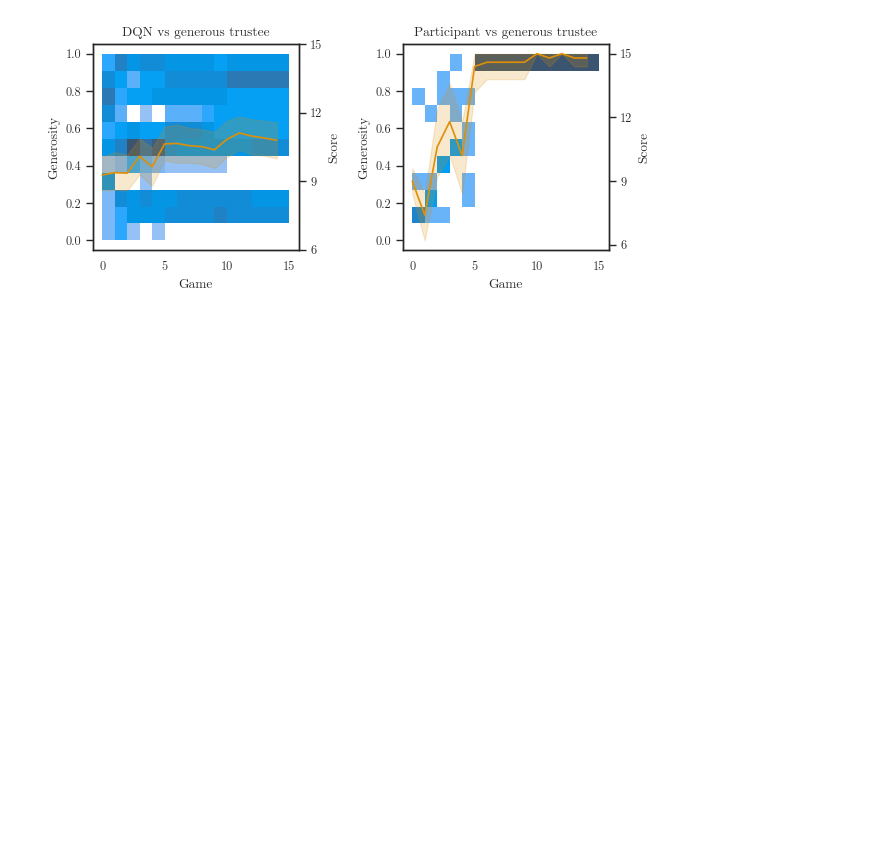
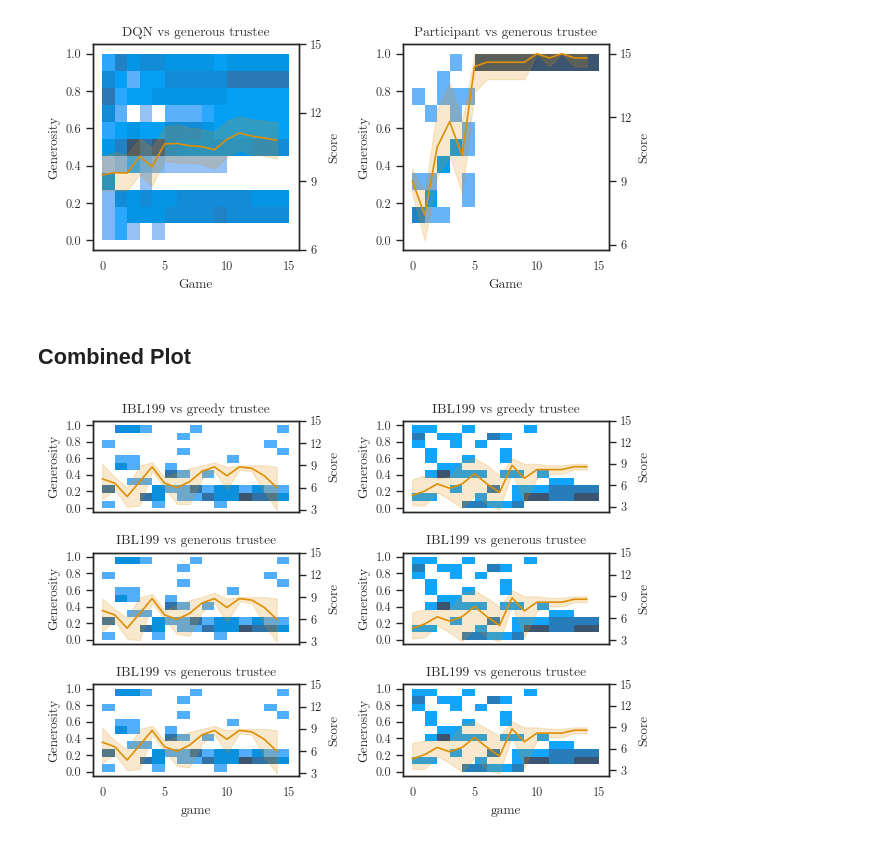
Before and after one commit to psipeter/social-value-orientation, a Jupyter notebook: fit_human_trajectory.ipynb, the cells around one changed output. Saved outputs shown, nothing was run; the diff lists cells and outputs as text; code cells hidden in the pictures; blank space fills up the shorter version.

```diff
--- a/fit_human_trajectory.ipynb
+++ b/fit_human_trajectory.ipynb
@@ -485,3 +485,36 @@ ax3.set(ylabel='Score', yticks=((6,9,12,15)))
 plt.tight_layout()
 # %% [output]
 [figure]
+# %% [markdown]
+## Combined Plot
+# %%
+D1 = pd.read_pickle("data/IBL_vs_greedy_trustee_violin_linear.pkl").query("ID=='IBL199'")
+D2 = pd.read_pickle("data/IBL_vs_greedy_trustee_violin_linear.pkl").query("ID=='IBL199'")
+D3 = pd.read_pickle("data/IBL_vs_greedy_trustee_violin_linear.pkl").query("ID=='IBL199'")
+Ds = [D1, D2, D3]
+opponents = ['greedy trustee', 'generous trustee', 'generous trustee']
+# %%
+fig, axes = plt.subplots(nrows=len(Ds), ncols=2, sharex=True, figsize=((6.38, 1.5*len(Ds))))
+for i in range(len(Ds)):
+    data = Ds[i]
+    ID = data['ID'].unique()[0]
+    opponent = opponents[i]
+    testT4T = data['t4tSeed'].max()
+    d1 = data.query('t4tSeed==0')
+    d2 = data.query('t4tSeed==@testT4T')
+
+    sns.histplot(data=d1, x='game', y='generosity', bins=(15, 11), binrange=((0, 15),(0, 1)), ax=axes[i][0], color=palette[0])
+    ax2 = axes[i][0].twinx()
+    sns.lineplot(data=d1, x='game', y='coins', ax=ax2, color=palette[1])
+    axes[i][0].set(title=f'{ID} vs {opponent}', ylabel='Generosity', yticks=((0.0, 0.2, 0.4, 0.6, 0.8, 1.0)))
+    ax2.set(ylabel='Score', yticks=((3,6,9,12,15)))
+    sns.histplot(data=d2, x='game', y='generosity', bins=(15, 11), binrange=((0, 15),(0, 1)), ax=axes[i][1], color=palette[0])
+    ax3 = axes[i][1].twinx()
+    sns.lineplot(data=d2, x='game', y='coins', ax=ax3, color=palette[1])
+    axes[i][1].set(title=f'{ID} vs {opponent}', ylabel='Generosity', yticks=((0.0, 0.2, 0.4, 0.6, 0.8, 1.0)))
+    ax3.set(ylabel='Score', yticks=((3,6,9,12,15)))
+
+    plt.tight_layout()
+    fig.savefig(f"plots/selected_trajectories.png", dpi=600)
+# %% [output]
+[figure, added]
```
Also changed, not shown: parts of 6 cells of this notebook, 4 other files.
